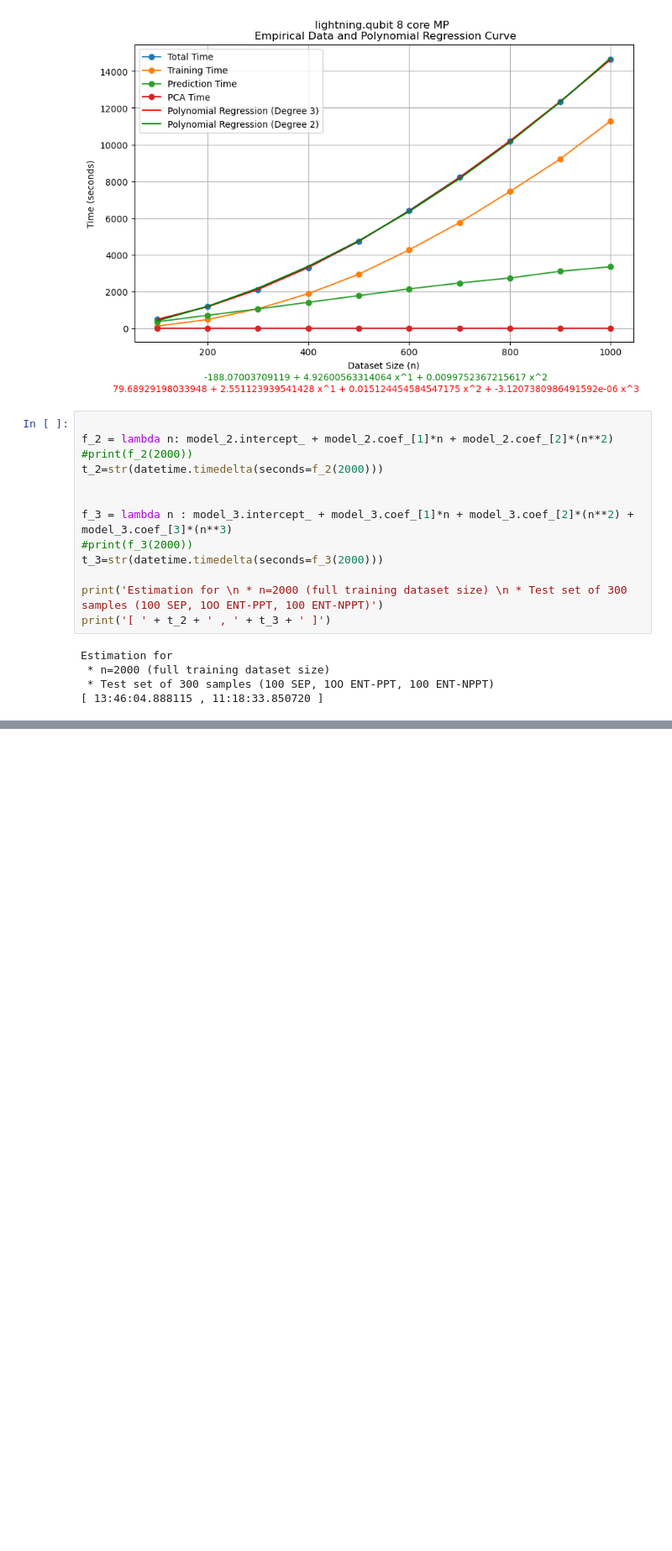
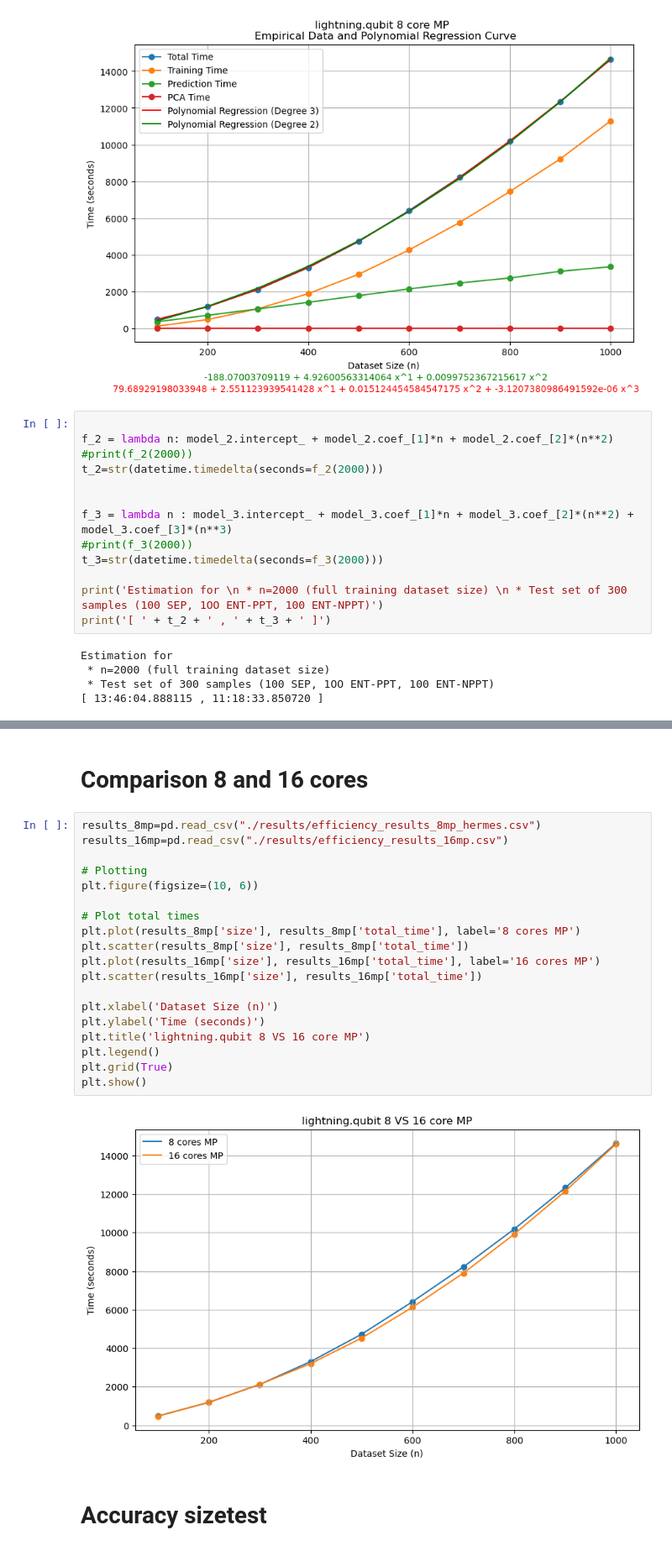
Before and after one commit to anamarsabi/QML-Research, a Jupyter notebook: efficiency_study.ipynb, the cells around one changed output, grey strips where cells are left out. Shown at 84% size. Drawn from its saved outputs; the diff is of its cells as text; blank space fills up the shorter version.

```diff
--- a/efficiency_study.ipynb
+++ b/efficiency_study.ipynb
@@ -894,0 +1052,25 @@ Estimation for
+# %% [markdown]
+# Comparison 8 and 16 cores
+# %%
+results_8mp=pd.read_csv("./results/efficiency_results_8mp_hermes.csv")
+results_16mp=pd.read_csv("./results/efficiency_results_16mp.csv")
+
+# Plotting
+plt.figure(figsize=(10, 6))
+
+# Plot total times
+plt.plot(results_8mp['size'], results_8mp['total_time'], label='8 cores MP')
+plt.scatter(results_8mp['size'], results_8mp['total_time'])
+plt.plot(results_16mp['size'], results_16mp['total_time'], label='16 cores MP')
+plt.scatter(results_16mp['size'], results_16mp['total_time'])
+
+plt.xlabel('Dataset Size (n)')
+plt.ylabel('Time (seconds)')
+plt.title('lightning.qubit 8 VS 16 core MP')
+plt.legend()
+plt.grid(True)
+plt.show()
+# %% [output]
+[figure, added]
+# %% [markdown]
+# Accuracy sizetest
```
Also changed, not shown: parts of 12 cells of this notebook, 13 other files.
